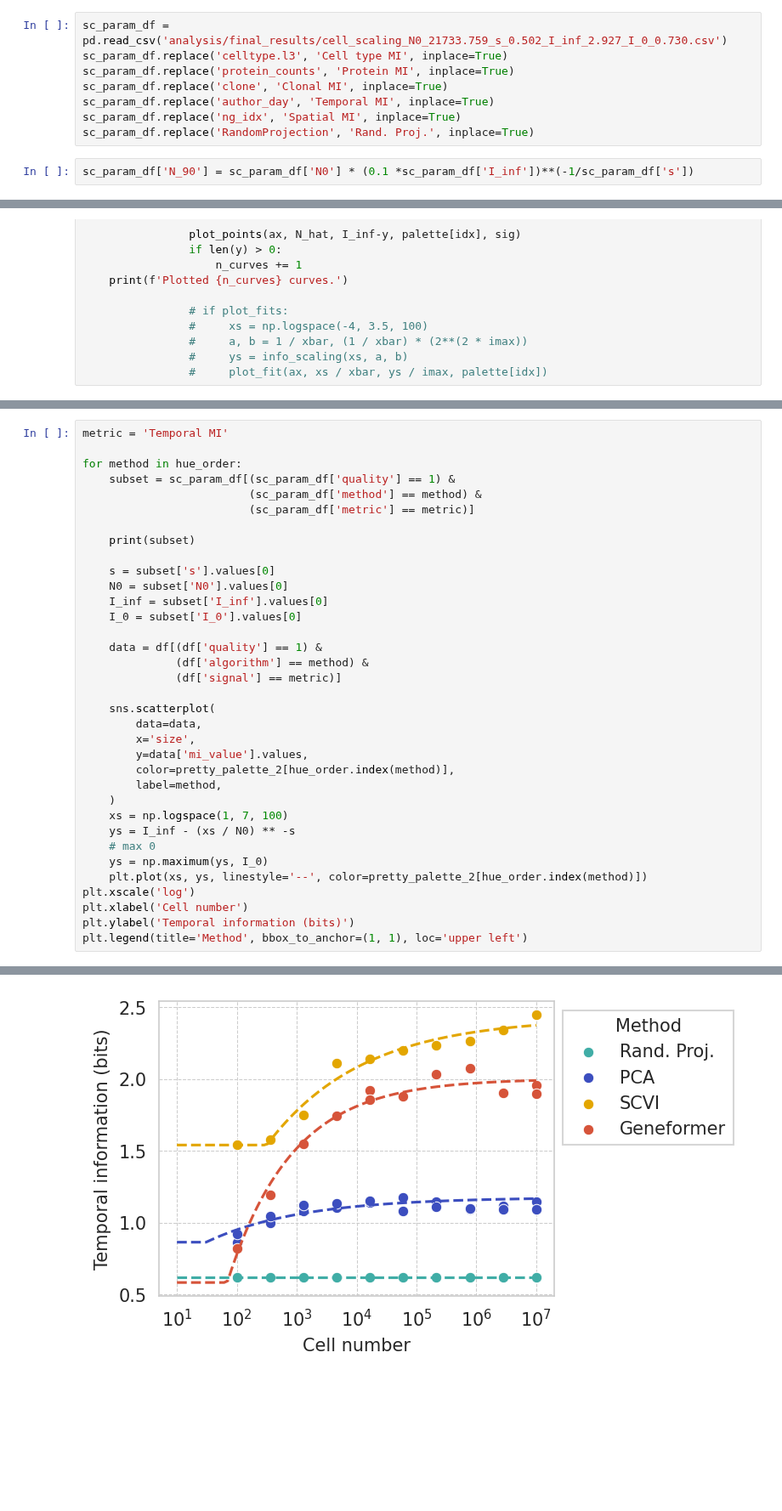
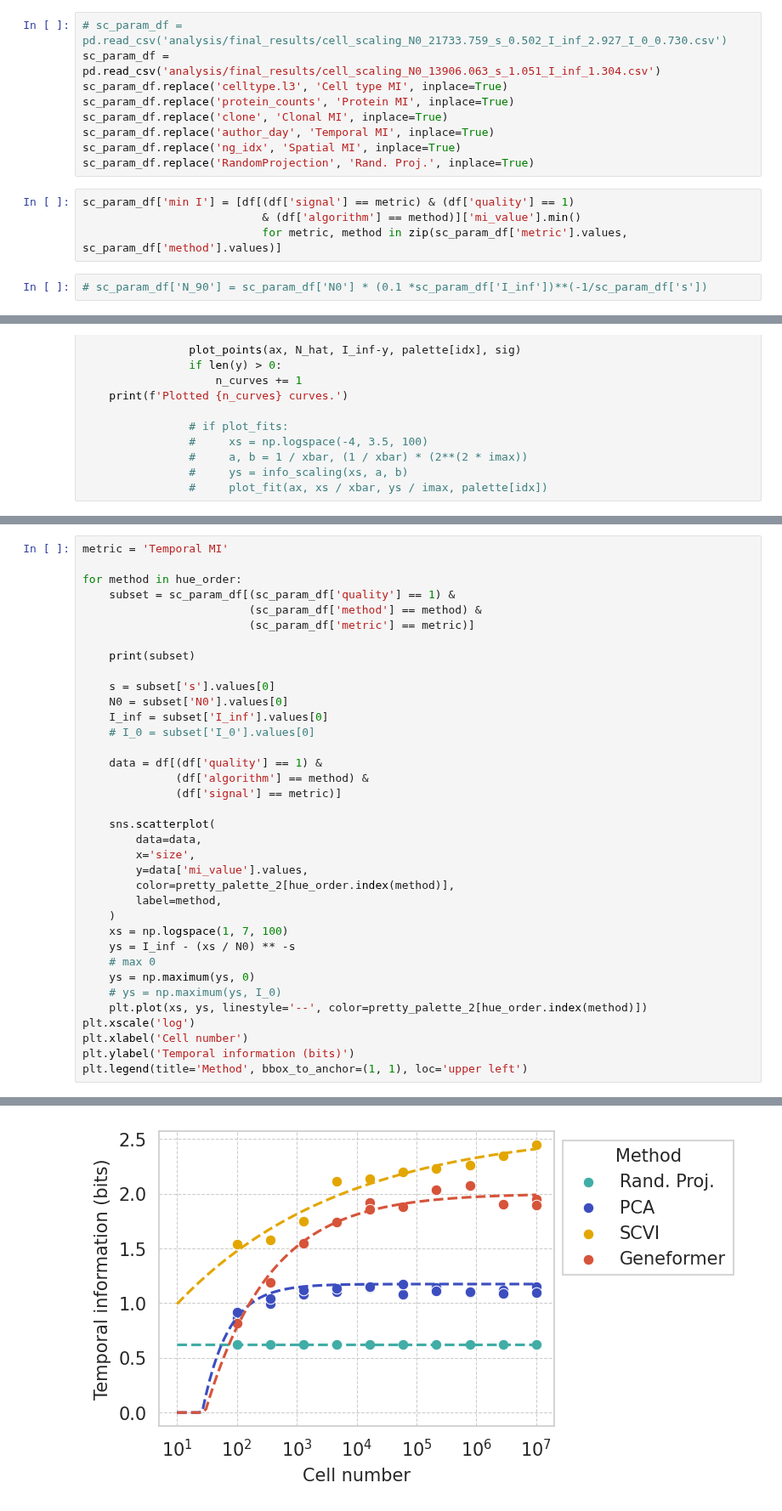
Before and after one commit to igor-sadalski/Scaling-up-measurement-noise-scaling-laws, a Jupyter notebook: analysis/cell_number_scaling.ipynb, the cells around one changed output, grey strips where cells are left out. Shown at 85% size. Saved outputs shown, nothing was run; the diff lists cells and outputs as text; blank space fills up the shorter version.

```diff
--- a/analysis/cell_number_scaling.ipynb
+++ b/analysis/cell_number_scaling.ipynb
@@ -24,15 +24,20 @@ df.replace('author_day', 'Temporal MI', inplace=True)
 df.replace('ng_idx', 'Spatial MI', inplace=True)
 df.replace('RandomProjection', 'Rand. Proj.', inplace=True)
 # %%
-sc_param_df = pd.read_csv('analysis/final_results/cell_scaling_N0_21733.759_s_0.502_I_inf_2.927_I_0_0.730.csv')
+# sc_param_df = pd.read_csv('analysis/final_results/cell_scaling_N0_21733.759_s_0.502_I_inf_2.927_I_0_0.730.csv')
+sc_param_df = pd.read_csv('analysis/final_results/cell_scaling_N0_13906.063_s_1.051_I_inf_1.304.csv')
 sc_param_df.replace('celltype.l3', 'Cell type MI', inplace=True)
 sc_param_df.replace('protein_counts', 'Protein MI', inplace=True)
 sc_param_df.replace('clone', 'Clonal MI', inplace=True)
 sc_param_df.replace('author_day', 'Temporal MI', inplace=True)
 sc_param_df.replace('ng_idx', 'Spatial MI', inplace=True)
 sc_param_df.replace('RandomProjection', 'Rand. Proj.', inplace=True)
+# %%
+sc_param_df['min I'] = [df[(df['signal'] == metric) & (df['quality'] == 1)
+                           & (df['algorithm'] == method)]['mi_value'].min()
+                           for metric, method in zip(sc_param_df['metric'].values, sc_param_df['method'].values)]
 # %%
-sc_param_df['N_90'] = sc_param_df['N0'] * (0.1 *sc_param_df['I_inf'])**(-1/sc_param_df['s'])
+# sc_param_df['N_90'] = sc_param_df['N0'] * (0.1 *sc_param_df['I_inf'])**(-1/sc_param_df['s'])
 # %%
 pretty_palette = ["#C85158",
                     "#62A48F",
@@ -240,7 +245,7 @@ for method in hue_order:
     s = subset['s'].values[0]
     N0 = subset['N0'].values[0]
     I_inf = subset['I_inf'].values[0]
-    I_0 = subset['I_0'].values[0]
+    # I_0 = subset['I_0'].values[0]
 
     data = df[(df['quality'] == 1) &
               (df['algorithm'] == method) &
@@ -256,7 +261,8 @@ for method in hue_order:
     xs = np.logspace(1, 7, 100)
     ys = I_inf - (xs / N0) ** -s
     # max 0
-    ys = np.maximum(ys, I_0)
+    ys = np.maximum(ys, 0)
+    # ys = np.maximum(ys, I_0)
     plt.plot(xs, ys, linestyle='--', color=pretty_palette_2[hue_order.index(method)])
 plt.xscale('log')
 plt.xlabel('Cell number')
@@ -286,5 +292,5 @@ plt.legend(title='Method', bbox_to_anchor=(1, 1), loc='upper left')
 <matplotlib.legend.Legend at 0x...>
-[figure, old version]
+[figure, new version]
 # %%
 c6 = ['#c4bae2','#40ada6','#3c4ebf',
         '#e3a600', '#d6543a', '#edb1a3']
```
Also changed, not shown: parts of 7 cells of this notebook, 4 other files.
